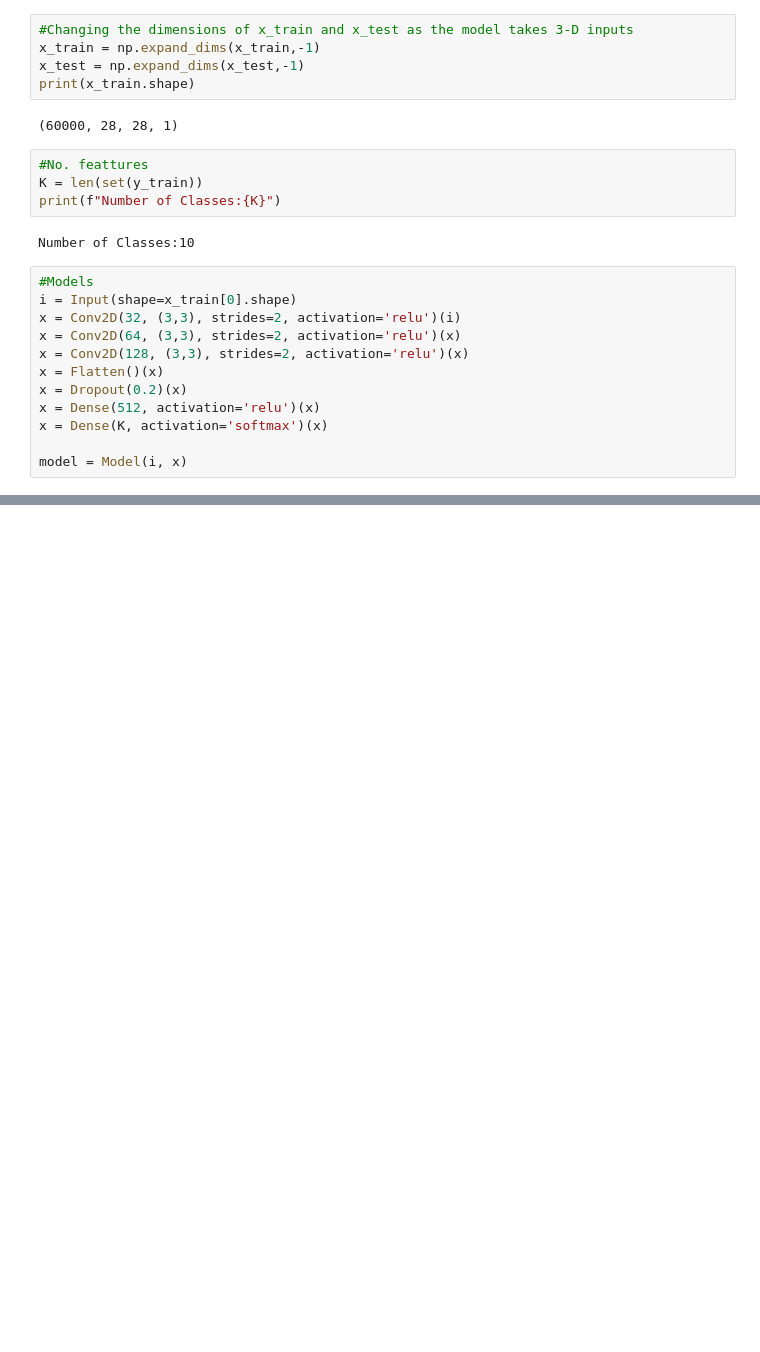
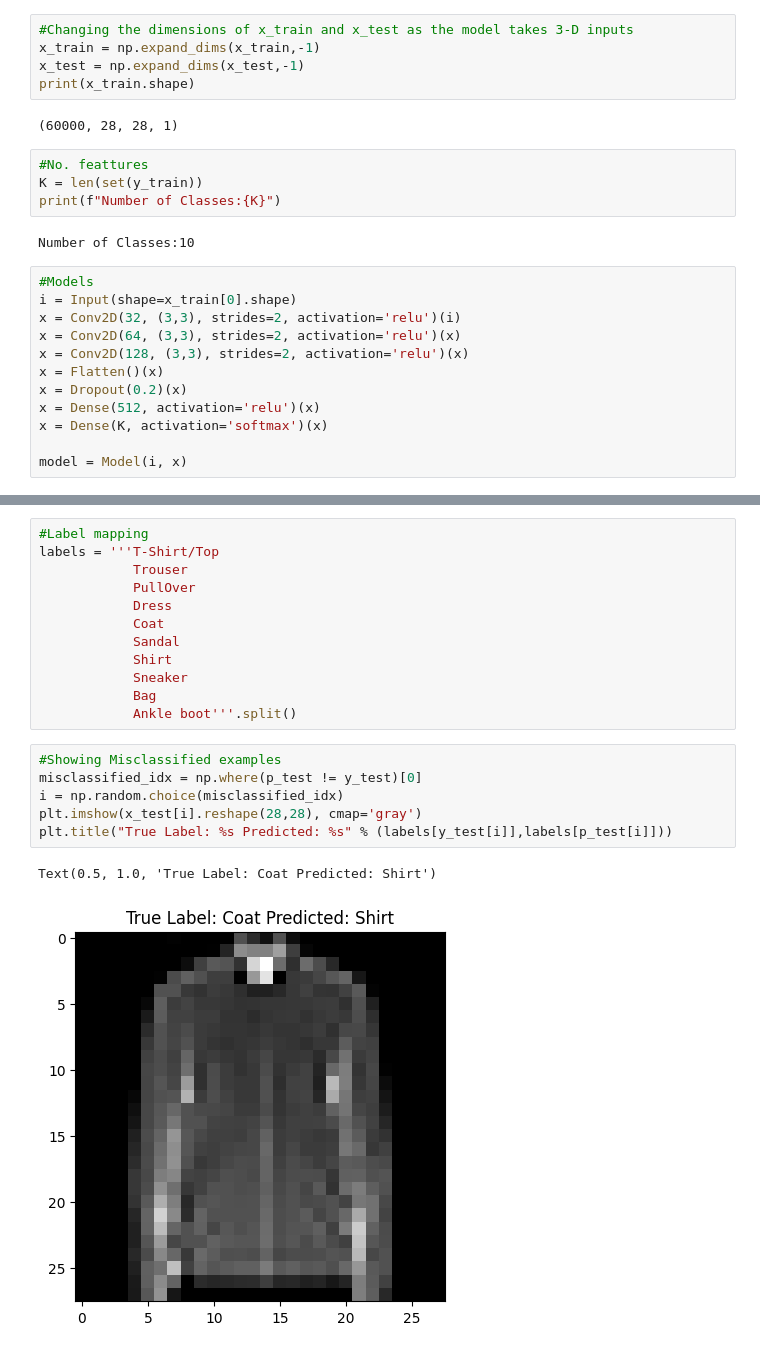
Before and after one commit to adity1997/Fashion_MNIST_CNN, a Jupyter notebook: Fashion_MNIST_Dataset.ipynb, the cells around one changed output, grey strips where cells are left out. Drawn from its saved outputs; the diff is of its cells as text; blank space fills up the shorter version.

```diff
--- a/Fashion_MNIST_Dataset.ipynb
+++ b/Fashion_MNIST_Dataset.ipynb
@@ -80,0 +171,21 @@ plt.legend()
+# %%
+#Label mapping
+labels = '''T-Shirt/Top
+            Trouser
+            PullOver
+            Dress
+            Coat
+            Sandal
+            Shirt
+            Sneaker
+            Bag
+            Ankle boot'''.split()
+# %%
+#Showing Misclassified examples
+misclassified_idx = np.where(p_test != y_test)[0]
+i = np.random.choice(misclassified_idx)
+plt.imshow(x_test[i].reshape(28,28), cmap='gray')
+plt.title("True Label: %s Predicted: %s" % (labels[y_test[i]],labels[p_test[i]]))
+# %% [output]
+Text(0.5, 1.0, 'True Label: Coat Predicted: Shirt')
+[figure, added]
```
Also changed, not shown: parts of 6 cells of this notebook.
